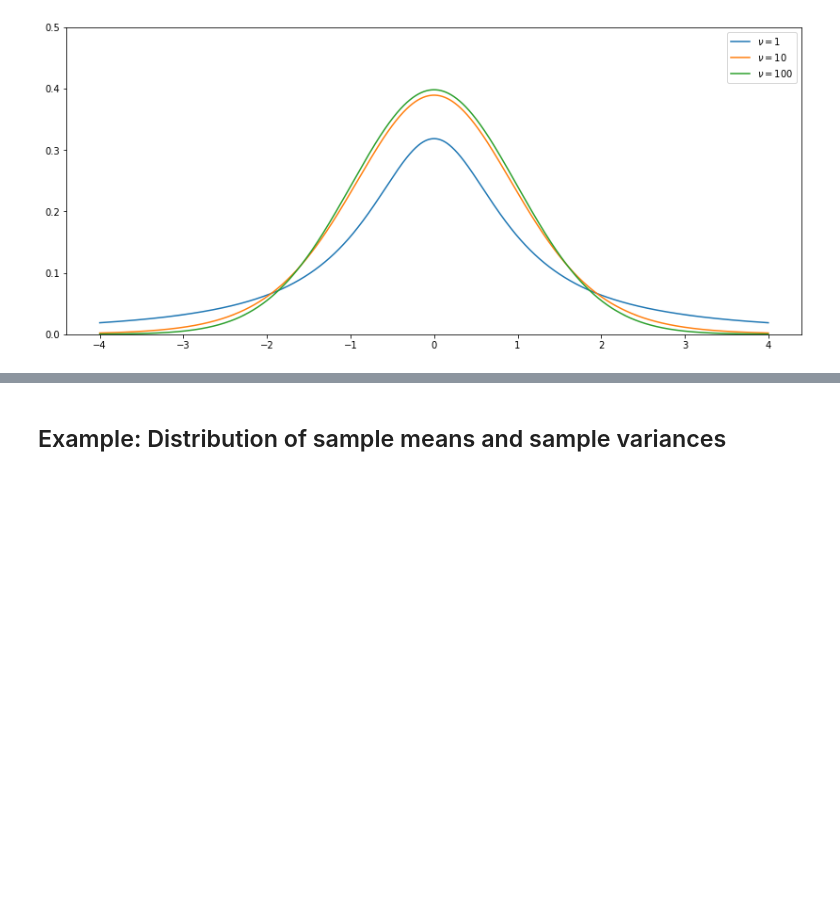
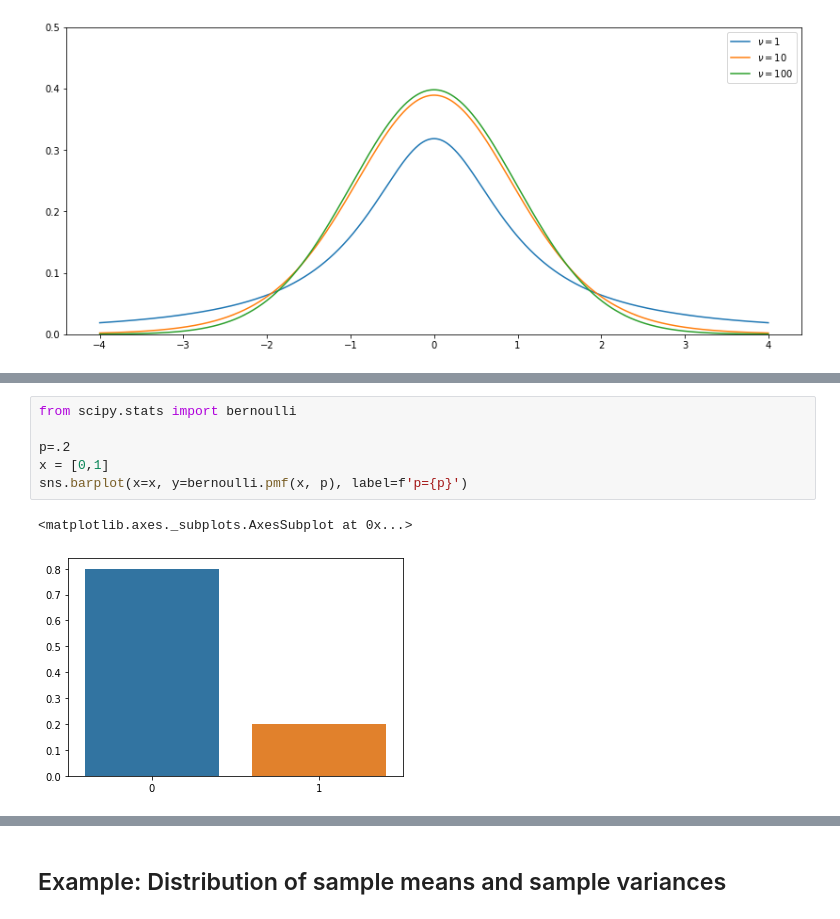
Before and after one commit to v-fuentec/AI-bootcamp, a Jupyter notebook: statistics.ipynb, the cells around one changed output, grey strips where cells are left out. Drawn from its saved outputs; the diff is of its cells as text; blank space fills up the shorter version.

```diff
--- a/statistics.ipynb
+++ b/statistics.ipynb
@@ -285,0 +293,9 @@ plt.ylim(0,0.5)
+# %%
+from scipy.stats import bernoulli
+
+p=.2
+x = [0,1]
+sns.barplot(x=x, y=bernoulli.pmf(x, p), label=f'p={p}')
+# %% [output]
+<matplotlib.axes._subplots.AxesSubplot at 0x...>
+[figure, added]
```
Also changed, not shown: parts of 14 cells of this notebook.
